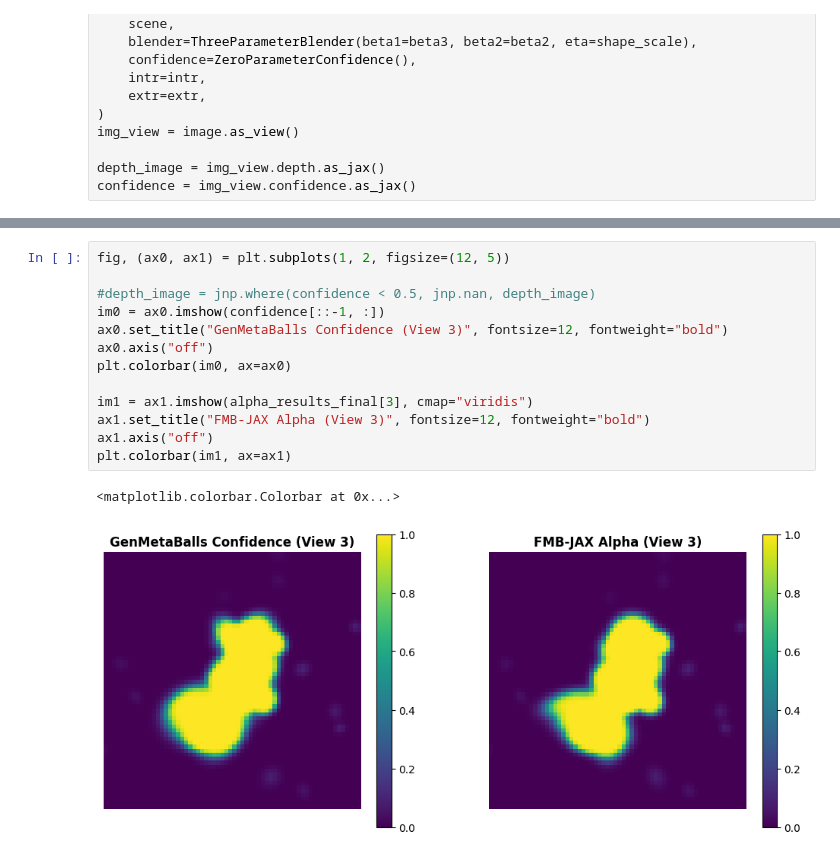
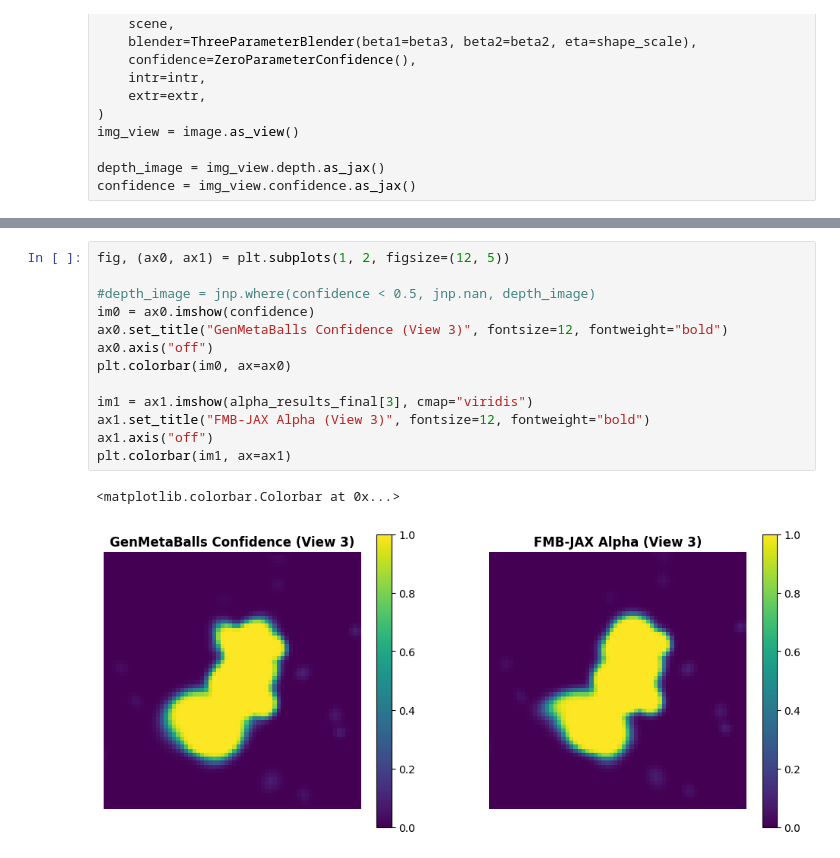
Before and after one commit to probcomp/GenMetaBalls, a Jupyter notebook: notebooks/fuzzy_metaballs_demo.ipynb, the cells around one changed output, grey strips where cells are left out. Saved outputs shown, nothing was run; the diff lists cells and outputs as text.

```diff
--- a/notebooks/fuzzy_metaballs_demo.ipynb
+++ b/notebooks/fuzzy_metaballs_demo.ipynb
@@ -653,16 +643,16 @@ plt.colorbar(im2, ax=ax2)
 # %%
 fig, (ax0, ax1) = plt.subplots(1, 2, figsize=(12, 5))
 
 #depth_image = jnp.where(confidence < 0.5, jnp.nan, depth_image)
-im0 = ax0.imshow(confidence[::-1, :])
+im0 = ax0.imshow(confidence)
 ax0.set_title("GenMetaBalls Confidence (View 3)", fontsize=12, fontweight="bold")
 ax0.axis("off")
 plt.colorbar(im0, ax=ax0)
 
 im1 = ax1.imshow(alpha_results_final[3], cmap="viridis")
 ax1.set_title("FMB-JAX Alpha (View 3)", fontsize=12, fontweight="bold")
 ax1.axis("off")
 plt.colorbar(im1, ax=ax1)
 # %% [output]
 <matplotlib.colorbar.Colorbar at 0x...>
-[figure, old version]
+[figure, new version]
```
Also changed, not shown: parts of 6 cells of this notebook, 1 other file.
